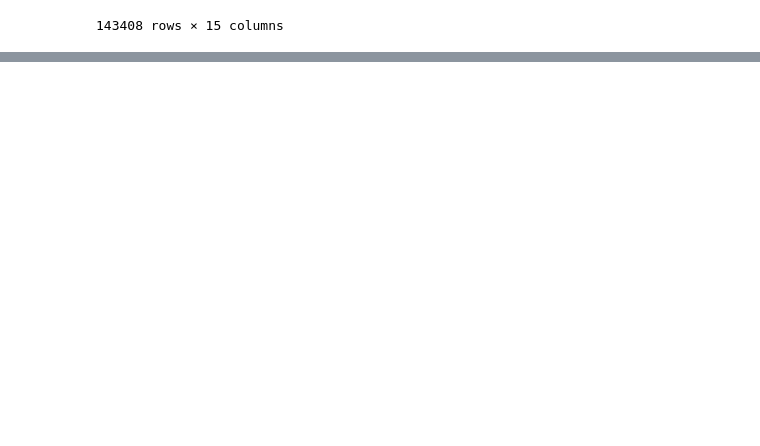
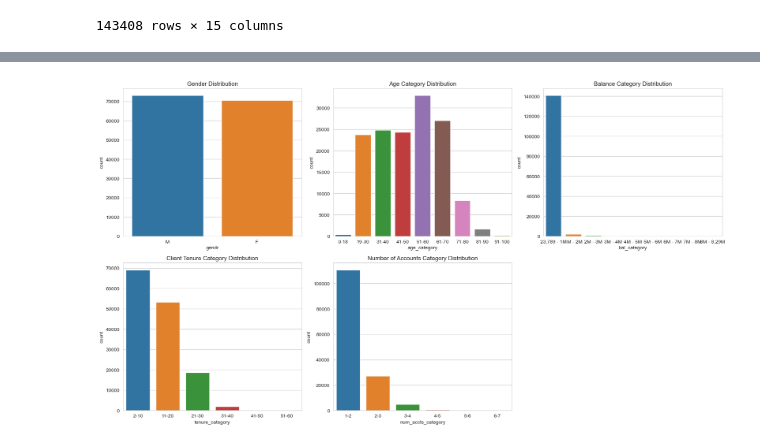
Before and after one commit to rmaryam42/PROJECT_5, a Jupyter notebook: Test.ipynb, the cells around one changed output, grey strips where cells are left out. Drawn from its saved outputs; the diff is of its cells as text; code cells hidden in the pictures; blank space fills up the shorter version.

```diff
--- a/Test.ipynb
+++ b/Test.ipynb
@@ -754,8 +754,8 @@ max           7.000000
 Name: num_accts, dtype: float64
 # %%
 # Define the bin edges and labels for number of accounts categories
-bin_edges = [2.0, 3.0, 4.0, 5.0, 6.0, 7.0]
-bin_labels = ['2', '3', '4', '5', '6', '7']
+bin_edges = [1.0, 2.0, 3.0, 4.0, 5.0, 6.0, 7.0]
+bin_labels = ['1-2', '2-3', '3-4', '4-5', '5-6', '6-7']
 
 # Create the 'num_accts_category' column using pd.cut
 control_group_merged['num_accts_category'] = pd.cut(control_group_merged['num_accts'], bins=bin_edges, labels=bin_labels)
@@ -786,3 +1000,43 @@ test_group_merged['bal'].describe()
+# %%
+import seaborn as sns
+import matplotlib.pyplot as plt
+
+# Set the style of the seaborn plot
+sns.set_style("whitegrid")
+
+# Create subplots for each demographic variable
+fig, axes = plt.subplots(2, 3, figsize=(18, 10))
+
+# Gender distribution
+sns.countplot(data=control_group_merged, x='gendr', ax=axes[0, 0])
+axes[0, 0].set_title('Gender Distribution')
+
+# Age category distribution
+sns.countplot(data=control_group_merged, x='age_category', ax=axes[0, 1])
+axes[0, 1].set_title('Age Category Distribution')
+
+# Balance category distribution
+sns.countplot(data=control_group_merged, x='bal_category', ax=axes[0, 2])
+axes[0, 2].set_title('Balance Category Distribution')
+
+# Client tenure category distribution
+sns.countplot(data=control_group_merged, x='tenure_category', ax=axes[1, 0])
+axes[1, 0].set_title('Client Tenure Category Distribution')
+
+# Number of accounts category distribution
+sns.countplot(data=control_group_merged, x='num_accts_category', ax=axes[1, 1])
+axes[1, 1].set_title('Number of Accounts Category Distribution')
+
+# Hide the empty subplot
+fig.delaxes(axes[1, 2])
+
+# Adjust layout
+plt.tight_layout()
+
+# Show the plots
+plt.show()
+# %% [output]
+[figure, added]
 # %%
 # Analyze client demographics for control group
 primary_clients_control = control_group_merged.groupby(['age_category', 'gendr', 'clnt_tenure_yr', 'num_accts', 'bal']).size().reset_index(name='count')
```
Also changed, not shown: parts of 11 cells of this notebook.
